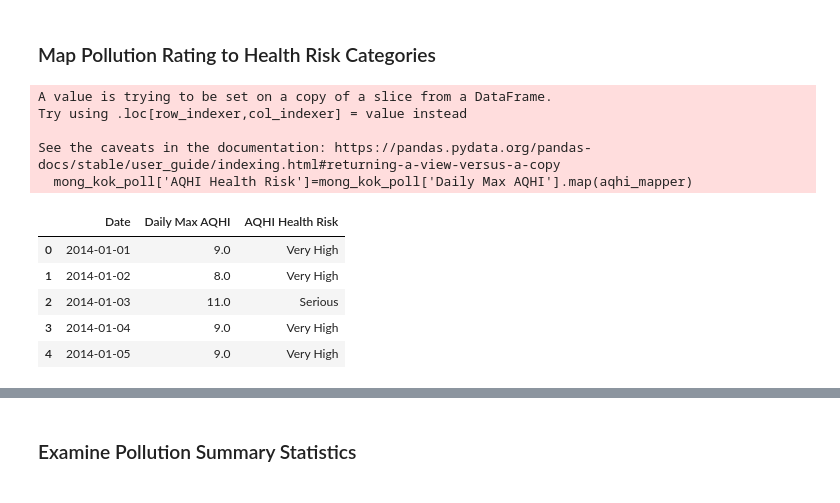
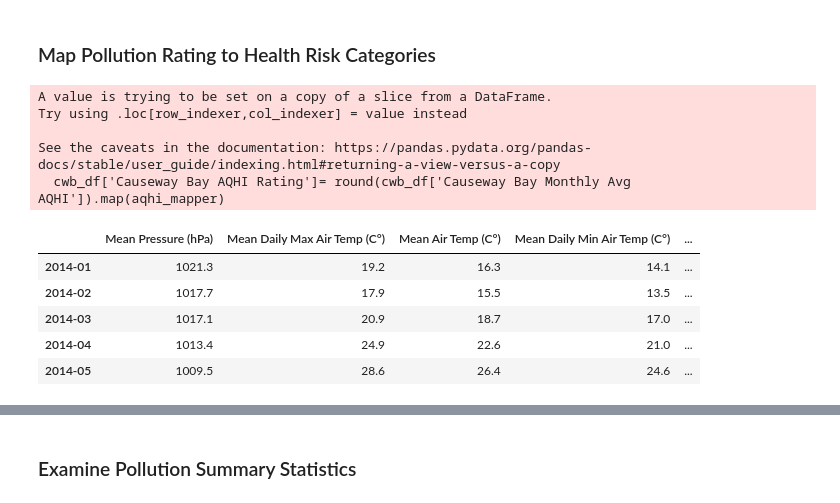
Before and after one commit to taflor/HongKongPollution, a Jupyter notebook: HongKongPollution/notebooks/2.1_HK_Pollution_Weather_EDA.ipynb, the cells around one changed output, grey strips where cells are left out. Saved outputs shown, nothing was run; the diff lists cells and outputs as text; code cells hidden in the pictures.

```diff
--- a/HongKongPollution/notebooks/2.1_HK_Pollution_Weather_EDA.ipynb
+++ b/HongKongPollution/notebooks/2.1_HK_Pollution_Weather_EDA.ipynb
@@ -28,7 +61,7 @@ print(parent)
 # %%
 # Create raw data path by getting parent directory of current working directory and appending data/processed
 parent_path = os.path.dirname(path)
-processeddata_path = os.path.join(parent_path, 'data', 'interim')
-print(processeddata_path)
+data_path = os.path.join(parent_path, 'data', 'interim')
+print(data_path)
 # %% [output]
 /Users/tiffanyflor/Dropbox/MyProjects/HongKongPollution/HongKongPollution/data/interim
@@ -37,3 +81,3 @@ print(processeddata_path)
 # %%
-max_pollution = pd.read_csv(processeddata_path+'/daily_max_pollution.csv',index_col=0)
+df = pd.read_csv(data_path+'/joined_weather_pollution_all_districts.csv',index_col=0)
 # %%
@@ -65,0 +130,12 @@ See the caveats in the documentation: https://pandas.pydata.org/pandas-docs/stab
+# %%
+cwb_df = df[['Mean Pressure (hPa)', 'Mean Daily Max Air Temp (C°)',
+       'Mean Air Temp (C°)', 'Mean Daily Min Air Temp (C°)',
+       'Mean Dew Point (C°)', 'Mean Relative Humidity (%)',
+       'Mean Amount of Cloud Coverage (%)', 'Total Rainfall (mm)',
+       'Prevailing Wind Direction (degrees)', 'Mean Wind Speed (km/h)','Causeway Bay']]
+cwb_df.columns = ['Mean Pressure (hPa)', 'Mean Daily Max Air Temp (C°)',
+       'Mean Air Temp (C°)', 'Mean Daily Min Air Temp (C°)',
+       'Mean Dew Point (C°)', 'Mean Relative Humidity (%)',
+       'Mean Amount of Cloud Coverage (%)', 'Total Rainfall (mm)',
+       'Prevailing Wind Direction (degrees)', 'Mean Wind Speed (km/h)','Causeway Bay Monthly Avg AQHI']
+cwb_df.head()
@@ -78,19 +161,19 @@ aqhi_mapper = {1.0:'Low',
                10.0:'Very High',
                11.0:'Serious'}
 
-mong_kok_poll['AQHI Health Risk']=mong_kok_poll['Daily Max AQHI'].map(aqhi_mapper)
+cwb_df['Causeway Bay AQHI Rating']= round(cwb_df['Causeway Bay Monthly Avg AQHI']).map(aqhi_mapper)
 # %% [output]
 A value is trying to be set on a copy of a slice from a DataFrame.
 Try using .loc[row_indexer,col_indexer] = value instead
 
 See the caveats in the documentation: https://pandas.pydata.org/pandas-docs/stable/user_guide/indexing.html#returning-a-view-versus-a-copy
-  mong_kok_poll['AQHI Health Risk']=mong_kok_poll['Daily Max AQHI'].map(aqhi_mapper)
+  cwb_df['Causeway Bay AQHI Rating']= round(cwb_df['Causeway Bay Monthly Avg AQHI']).map(aqhi_mapper)
 # %%
-mong_kok_poll.head()
+cwb_df.head()
 # %% [output]
-|  | Date | Daily Max AQHI | AQHI Health Risk |
-| 0 | 2014-01-01 | 9.0 | Very High |
-| 1 | 2014-01-02 | 8.0 | Very High |
-| 2 | 2014-01-03 | 11.0 | Serious |
-| 3 | 2014-01-04 | 9.0 | Very High |
-| 4 | 2014-01-05 | 9.0 | Very High |
+|  | Mean Pressure (hPa) | Mean Daily Max Air Temp (C°) | Mean Air Temp (C°) | Mean Daily Min Air Temp (C°) | ... |
+| 2014-01 | 1021.3 | 19.2 | 16.3 | 14.1 | ... |
+| 2014-02 | 1017.7 | 17.9 | 15.5 | 13.5 | ... |
+| 2014-03 | 1017.1 | 20.9 | 18.7 | 17.0 | ... |
+| 2014-04 | 1013.4 | 24.9 | 22.6 | 21.0 | ... |
+| 2014-05 | 1009.5 | 28.6 | 26.4 | 24.6 | ... |
```
Also changed, not shown: parts of 38 cells of this notebook, 8 other files.
